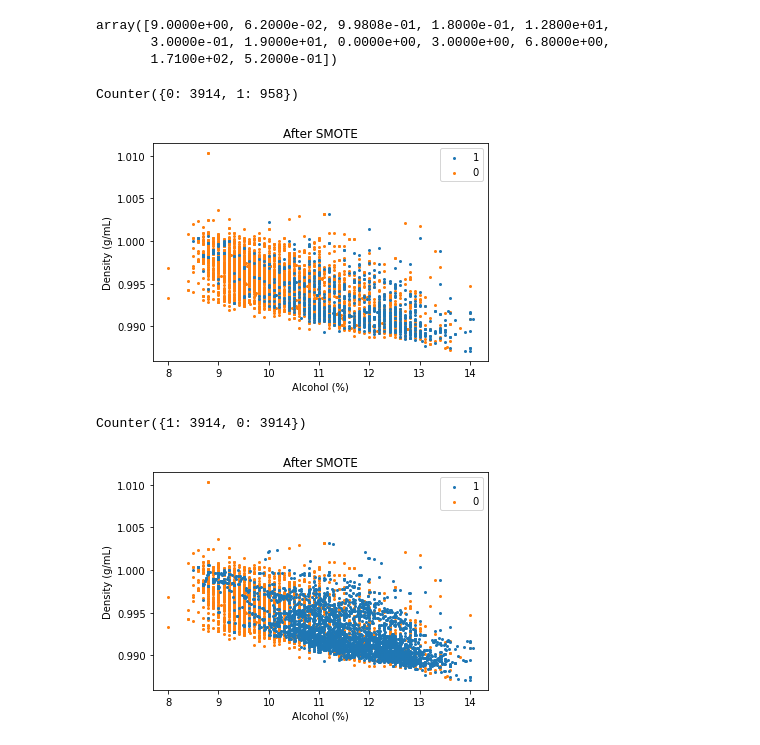
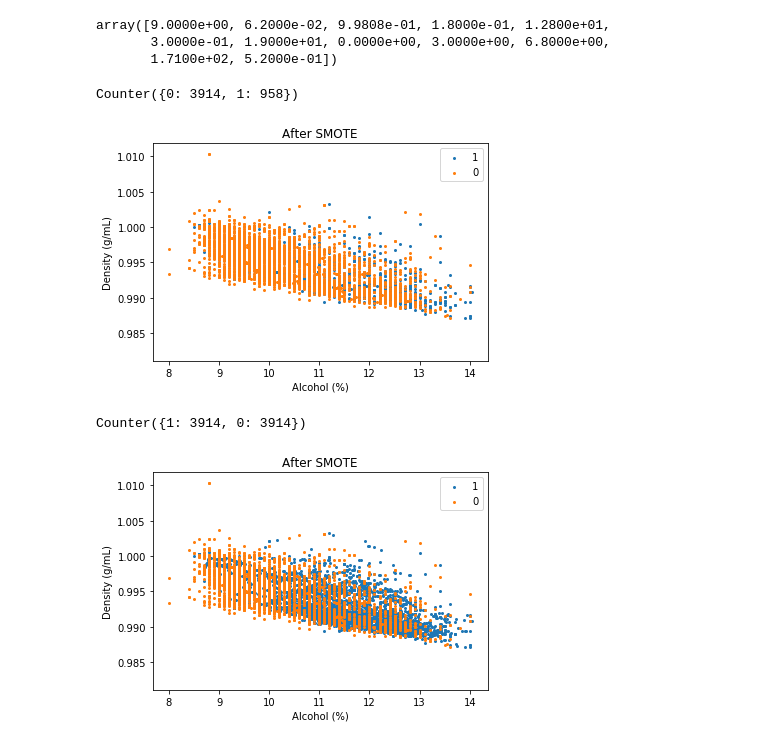
Before and after one commit to markgu713/final_project_group6, a Jupyter notebook: model/wine_quality_SMOTE.ipynb, the cells around one changed output. Drawn from its saved outputs; the diff is of its cells as text; code cells hidden in the pictures.

```diff
--- a/model/wine_quality_SMOTE.ipynb
+++ b/model/wine_quality_SMOTE.ipynb
@@ -293,7 +293,7 @@ y_train_rav = y_train.ravel()
 
 for label, _ in counter.items():
     row_ix = where(y_train_rav == label)[0]
-    pyplot.scatter(X_train_2[row_ix, 0], X_train_2[row_ix, 2], label=str(label), zorder=label, s=4)
+    pyplot.scatter(X_train_2[row_ix, 0], X_train_2[row_ix, 2], label=str(label), s=4)
 pyplot.legend()
 pyplot.title("After SMOTE")
 pyplot.xlabel("Alcohol (%)")
@@ -301,25 +301,25 @@ pyplot.ylabel("Density (g/mL)")
 pyplot.show()
 # %% [output]
 Counter({0: 3914, 1: 958})
-[figure, old version]
+[figure, new version]
 # %%
 #AFTER smote
 
 y_train_res_rav = y_train_res.ravel()
 
 counter = Counter(y_train_res)
 print(counter)
 
 for label, _ in counter.items():
     row_ix = where(y_train_res == label)[0]
-    pyplot.scatter(X_train_res_2[row_ix, 0], X_train_res_2[row_ix, 2], label=str(label), zorder=label, s=4)
+    pyplot.scatter(X_train_res_2[row_ix, 0], X_train_res_2[row_ix, 2], label=str(label), s=4)
 pyplot.legend()
 pyplot.title("After SMOTE")
 pyplot.xlabel("Alcohol (%)")
 pyplot.ylabel("Density (g/mL)")
 pyplot.show()
 # %% [output]
 Counter({1: 3914, 0: 3914})
-[figure, old version]
+[figure, new version]
 # %%
 #forced blue 1's on top so that's why they may look now OVERsampled on second plot.
```
Also changed, not shown: parts of 4 cells of this notebook.
